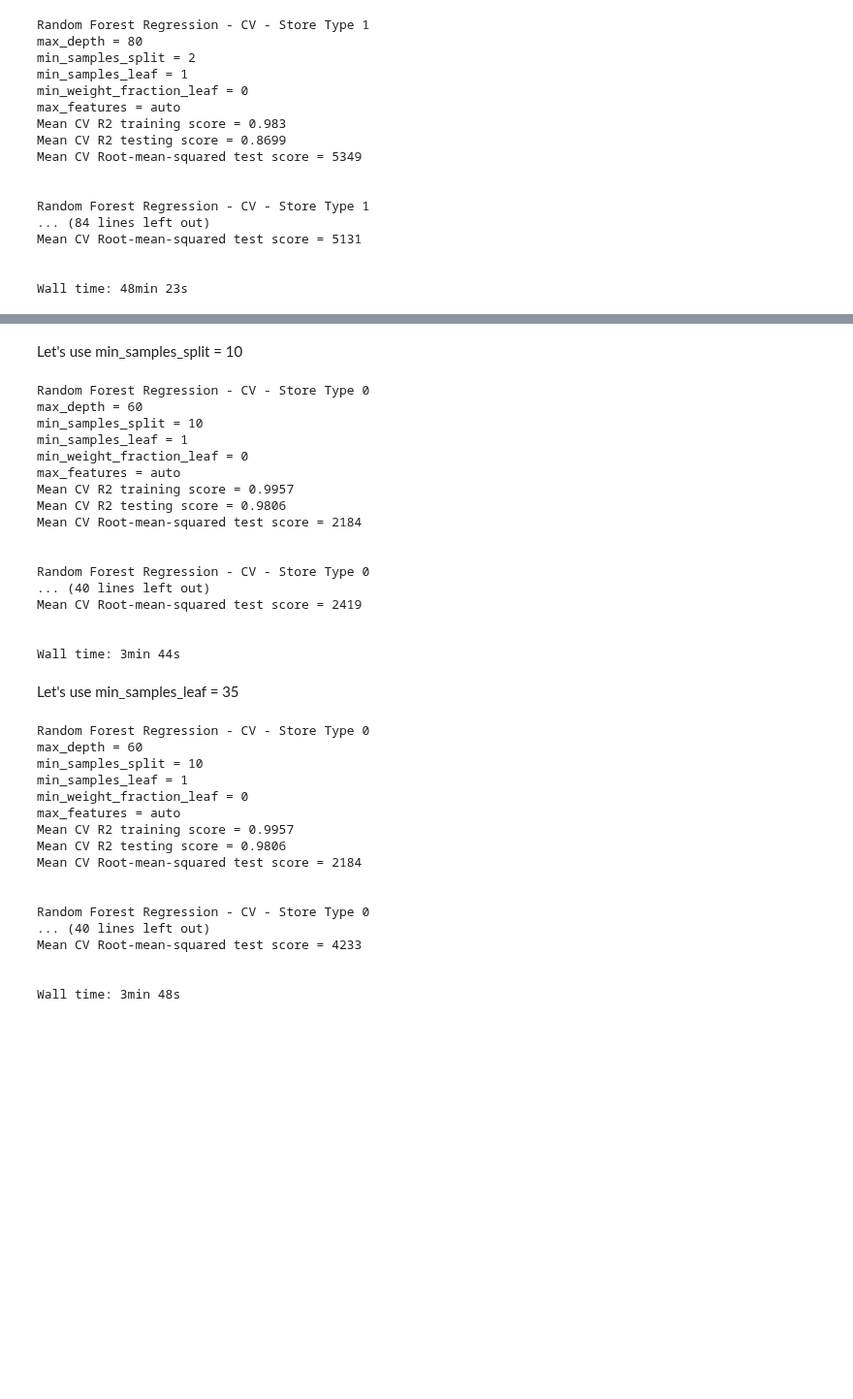
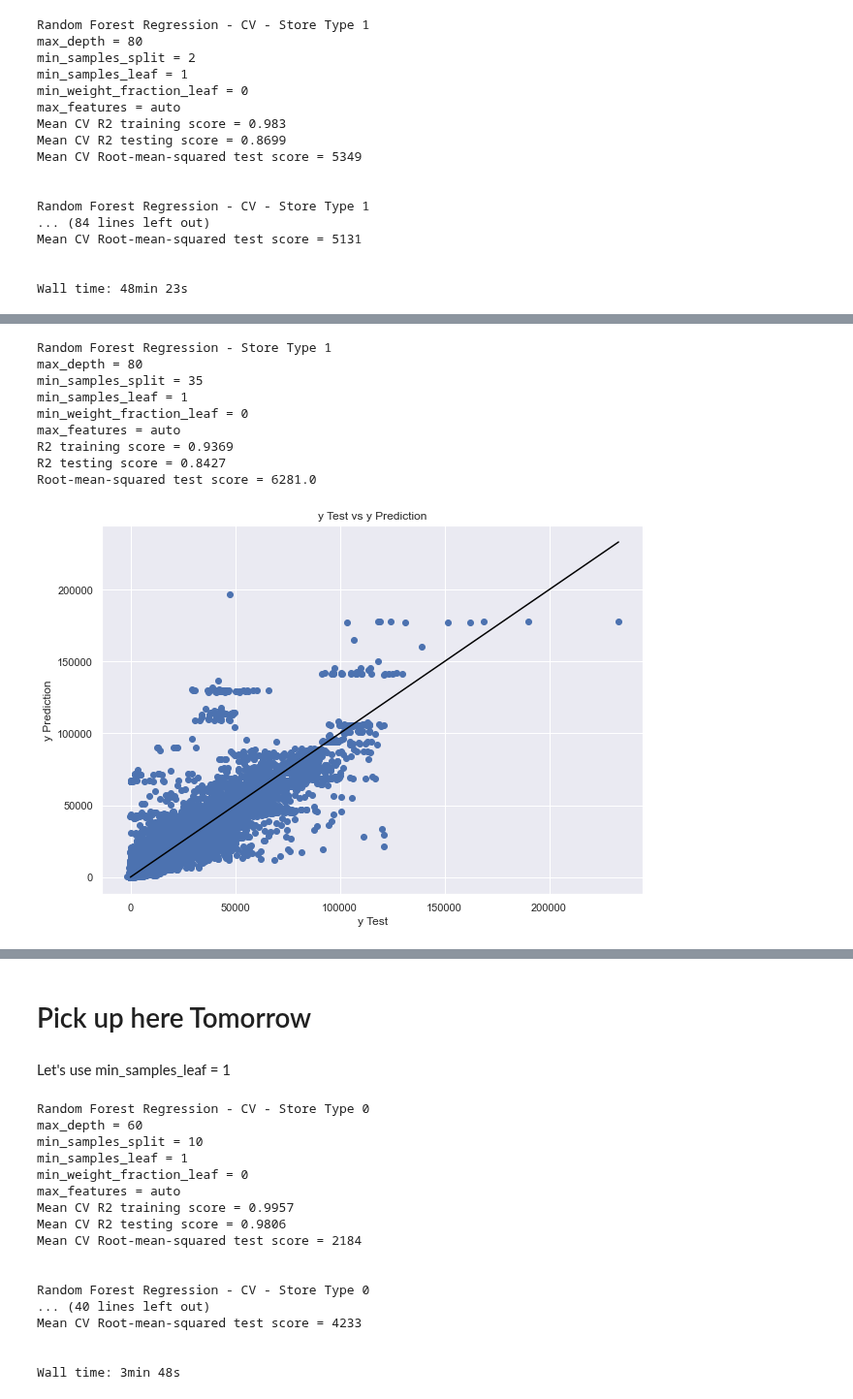
Before and after one commit to Dylan-C-Neal/capstone1-retail_forecasting, a Jupyter notebook: notebooks/C1S4-Modeling.ipynb, the cells around one changed output, grey strips where cells are left out. Shown at 97% size. Saved outputs shown, nothing was run; the diff lists cells and outputs as text; code cells hidden in the pictures; blank space fills up the shorter version.

```diff
--- a/notebooks/C1S4-Modeling.ipynb
+++ b/notebooks/C1S4-Modeling.ipynb
@@ -844,0 +871,15 @@ notify.send('Completed CV tuning of min_samples_split for Store Type 1')
+# %%
+%%time
+# Model full training data for Store Type 1
+rfmodel(1, max_depth=80, min_samples_split=35)
+# %% [output]
+Random Forest Regression - Store Type 1
+max_depth = 80
+min_samples_split = 35
+min_samples_leaf = 1
+min_weight_fraction_leaf = 0
+max_features = auto
+R2 training score = 0.9369
+R2 testing score = 0.8427
+Root-mean-squared test score = 6281.0
+[figure, added]
@@ -845,29 +887,7 @@ notify.send('Completed CV tuning of min_samples_split for Store Type 1')
+# %% [markdown]
+# Pick up here Tomorrow
 # %% [markdown]
-Let's use min_samples_split = 10
+Let's use min_samples_leaf = 1
-# %%
-%%time
-# CV hyperparameter tuning of min_samples_leaf for Store Type 0
-rfCV(store=0, tuneparam='min_samples_leaf', param_value=[1, 5, 10, 15, 20], max_depth=60, min_samples_split=10)
-# %% [output]
-Random Forest Regression - CV - Store Type 0
-max_depth = 60
-min_samples_split = 10
-min_samples_leaf = 1
-min_weight_fraction_leaf = 0
-max_features = auto
-Mean CV R2 training score = 0.9957
-Mean CV R2 testing score = 0.9806
-Mean CV Root-mean-squared test score = 2184
-
-
-Random Forest Regression - CV - Store Type 0
-... (40 lines left out)
-Mean CV Root-mean-squared test score = 2419
-
-
-Wall time: 3min 44s
-# %% [markdown]
-Let's use min_samples_leaf = 35
 # %%
 %%time
 # CV hyperparameter tuning of min_weight_fraction_leaf for Store Type 0
```
Also changed, not shown: parts of 9 cells of this notebook.
